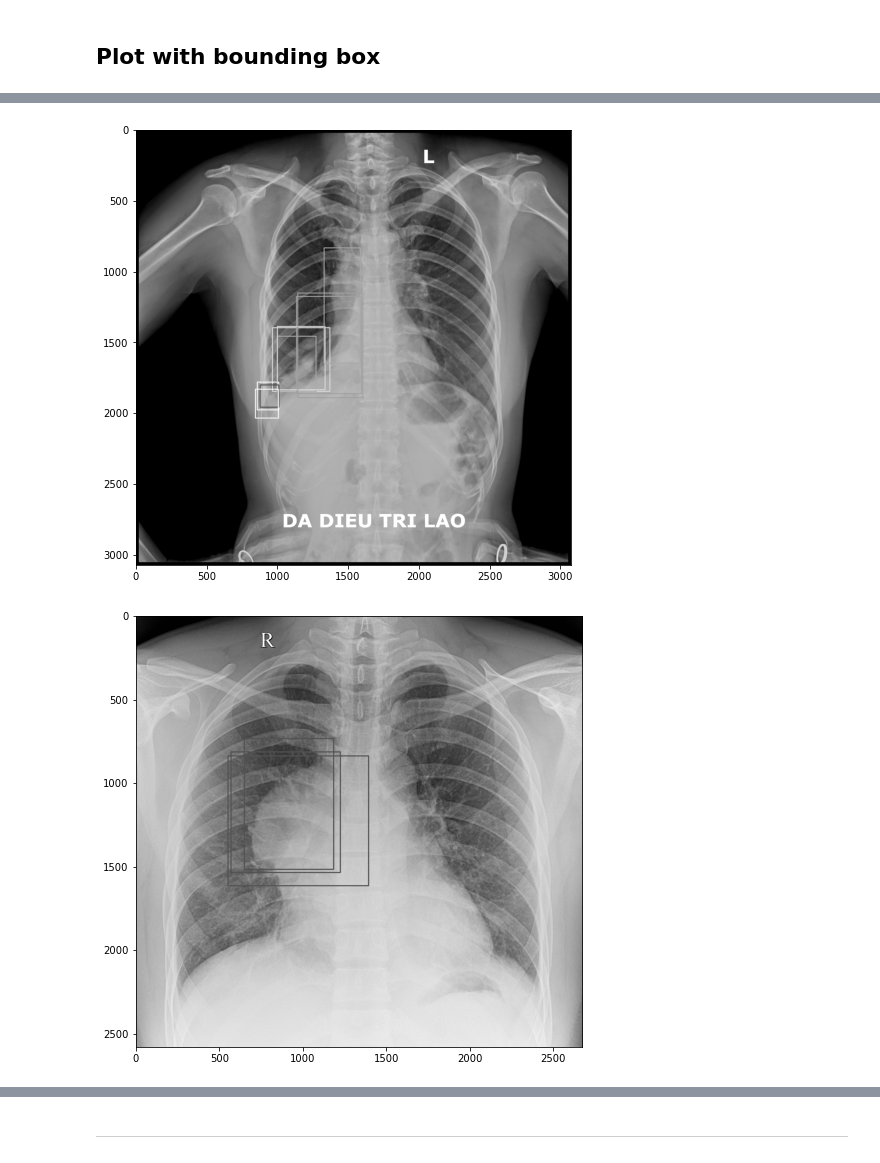
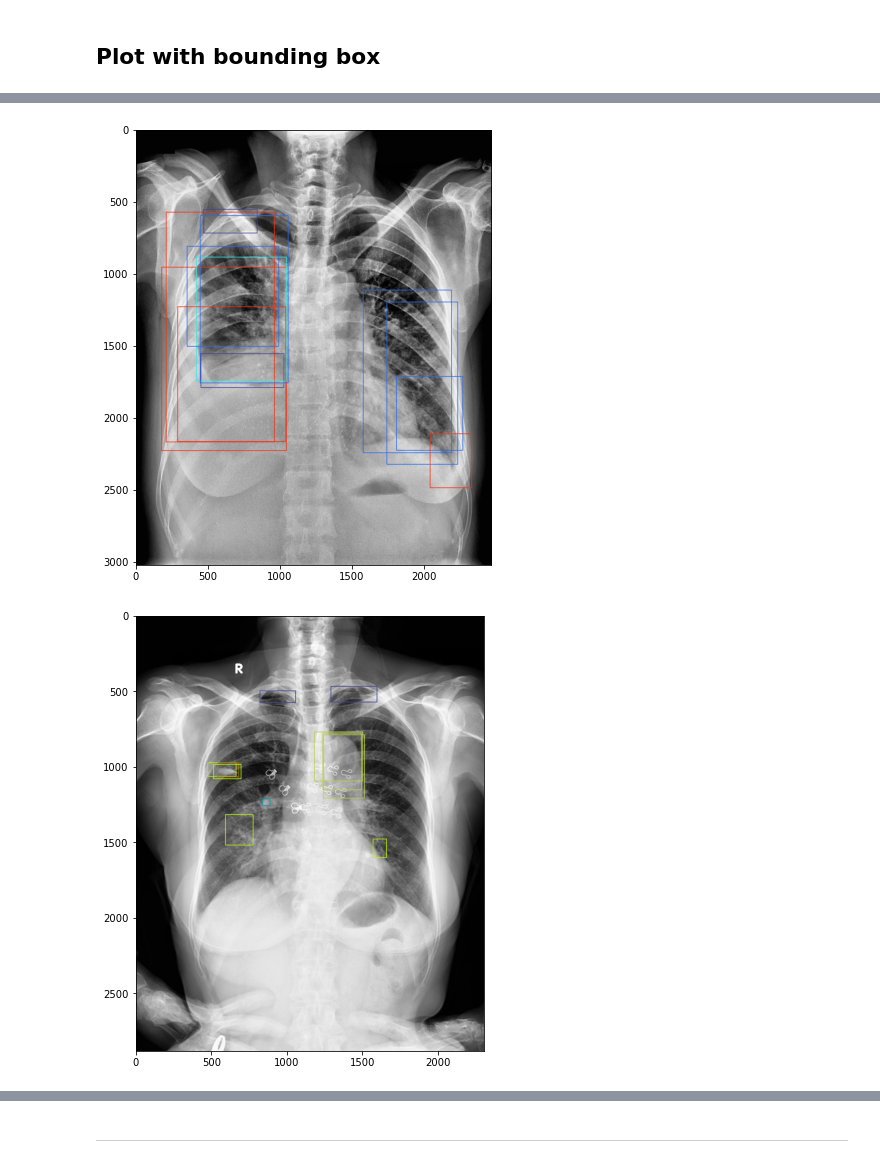
Before and after one commit to daitranskku/chest_x_ray_abnormalities_detection, a Jupyter notebook: EDA.ipynb, the cells around one changed output, grey strips where cells are left out. Saved outputs shown, nothing was run; the diff lists cells and outputs as text; code cells hidden in the pictures.

```diff
--- a/EDA.ipynb
+++ b/EDA.ipynb
@@ -242,32 +242,41 @@ bbox_df.head()
 # %%
 def plot_bbox(num_visualize = 5):
     imgs = []
     img_ids = bbox_df['image_id'].values
 
     class_ids = bbox_df['class_id'].unique()
     label2color = {class_id:[randint(0,255) for i in range(3)] for class_id in class_ids}
 
     for i in range(num_visualize):
         img_id = random.choice(img_ids)
         img_path = os.path.join(TRAIN_DIR, img_id + ".dicom")
         img = dicom2array(img_path)
 
+        # normalize
+        img = exposure.equalize_adapthist(img/np.max(img))
+        img = (img * 255).astype(np.uint8)
+
+        # --- Convert from single-channel grayscale to 3-channel RGB
+        img = np.stack([img] * 3, axis=2)
+
+        # add bounding boxes
         box_coordinates = bbox_df.loc[bbox_df['image_id'] == img_id, ['x_min', 'y_min', 'x_max', 'y_max']].values
         labels = bbox_df.loc[bbox_df['image_id'] == img_id, ['class_id']].values.squeeze()
         for label_id, box in zip(labels, box_coordinates):
             color = label2color[label_id]
             img_bbox = cv2.rectangle(
                 img,
                 (int(box[0]), int(box[1])),
                 (int(box[2]), int(box[3])),
-                color, thickness= 5
+                color = color, thickness= 3
             )
 
         plt.figure(figsize=(8,8))
         plt.imshow(img_bbox, cmap = 'gray')
         plt.show()
 
+
 plot_bbox(num_visualize = 5)
 # %% [output]
-[figure, old version]
+[figure, new version]
-[figure, old version]
+[figure, new version]
```
Also changed, not shown: parts of 1 cell of this notebook.
